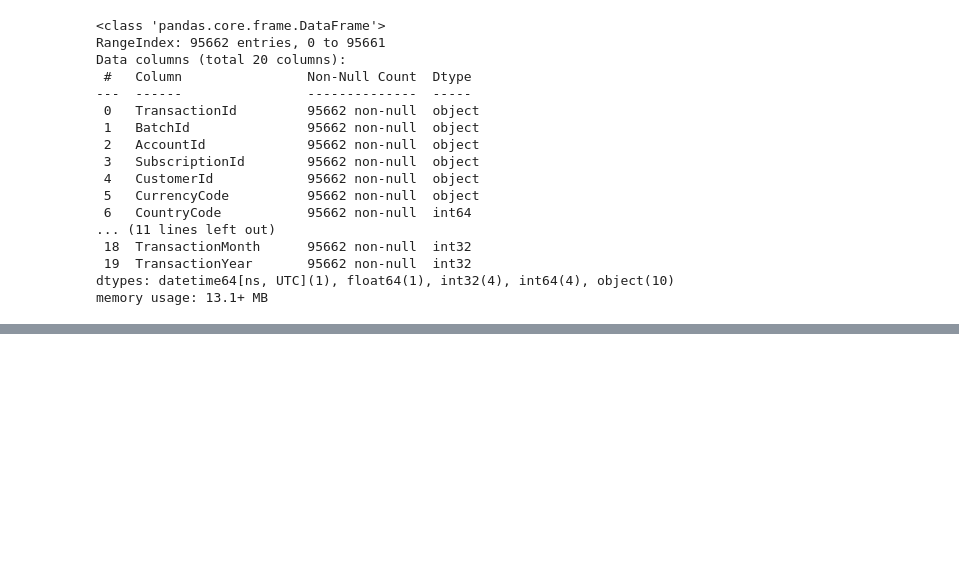
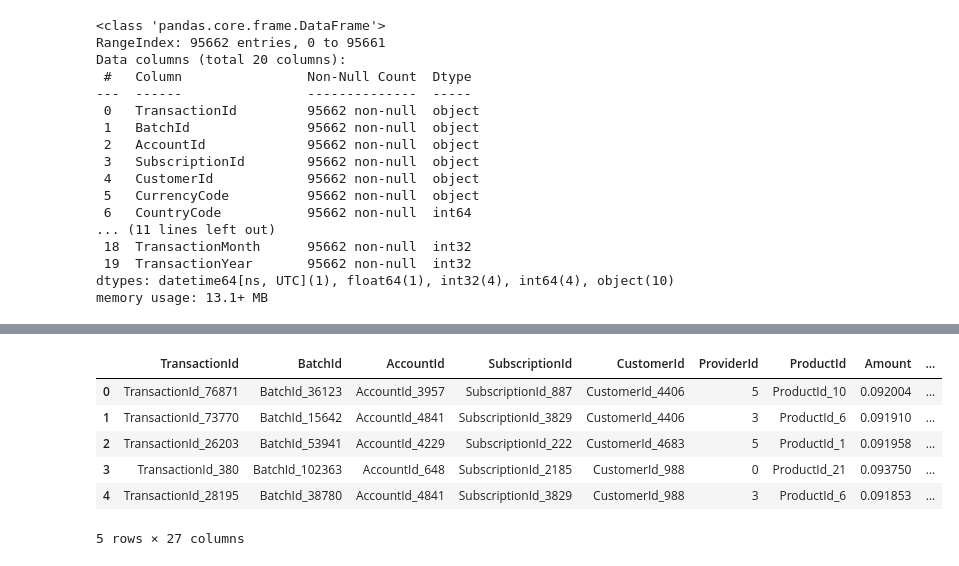
Before and after one commit to basleal22/kaim-week-6, a Jupyter notebook: notebooks/feature_engineering.ipynb, the cells around one changed output, grey strips where cells are left out. Saved outputs shown, nothing was run; the diff lists cells and outputs as text; code cells hidden in the pictures; blank space fills up the shorter version.

```diff
--- a/notebooks/feature_engineering.ipynb
+++ b/notebooks/feature_engineering.ipynb
@@ -141,0 +137,12 @@ TypeError: LabelEncoder.fit_transform() missing 1 required positional argument:
+# %%
+from scripts.feature_eng import scaler
+data=scaler(data)
+data.head()
+# %% [output]
+|  | TransactionId | BatchId | AccountId | SubscriptionId | CustomerId | ProviderId | ProductId | Amount | ... |
+| 0 | TransactionId_76871 | BatchId_36123 | AccountId_3957 | SubscriptionId_887 | CustomerId_4406 | 5 | ProductId_10 | 0.092004 | ... |
+| 1 | TransactionId_73770 | BatchId_15642 | AccountId_4841 | SubscriptionId_3829 | CustomerId_4406 | 3 | ProductId_6 | 0.091910 | ... |
+| 2 | TransactionId_26203 | BatchId_53941 | AccountId_4229 | SubscriptionId_222 | CustomerId_4683 | 5 | ProductId_1 | 0.091958 | ... |
+| 3 | TransactionId_380 | BatchId_102363 | AccountId_648 | SubscriptionId_2185 | CustomerId_988 | 0 | ProductId_21 | 0.093750 | ... |
+| 4 | TransactionId_28195 | BatchId_38780 | AccountId_4841 | SubscriptionId_3829 | CustomerId_988 | 3 | ProductId_6 | 0.091853 | ... |
+5 rows × 27 columns
```
Also changed, not shown: parts of 5 cells of this notebook.
